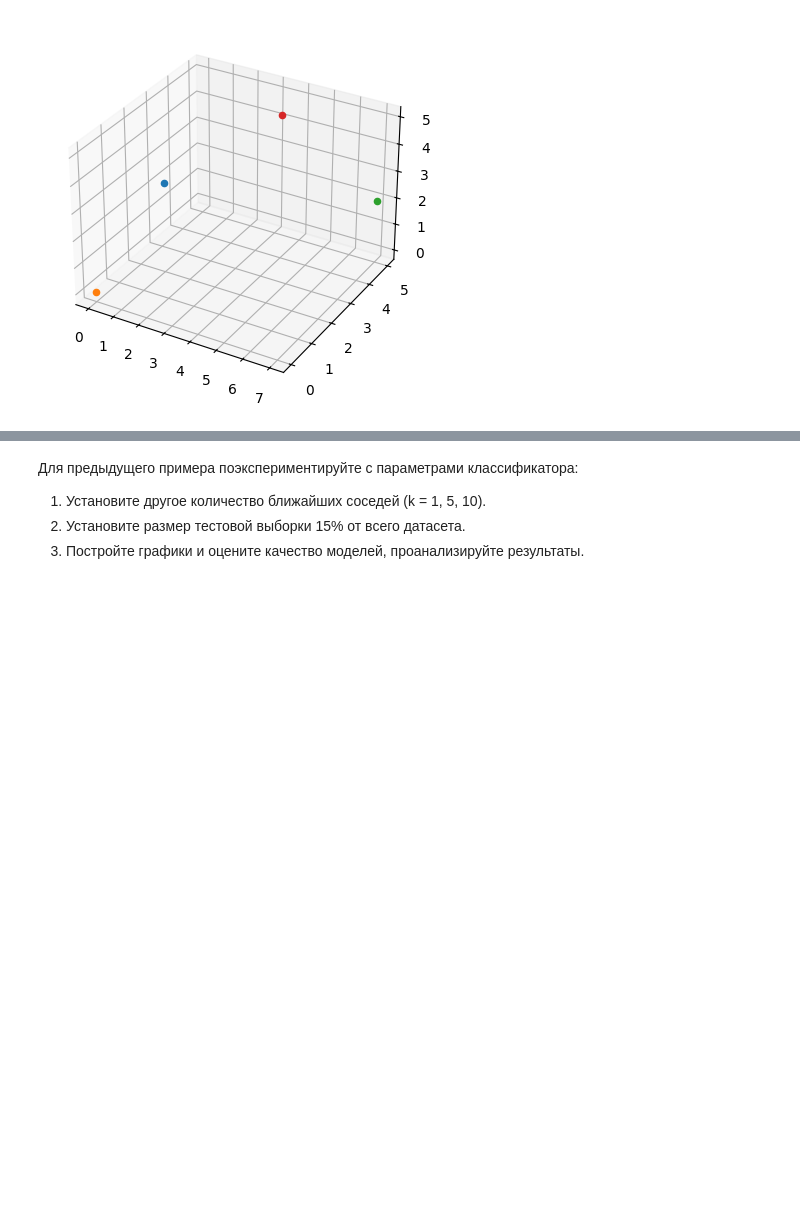
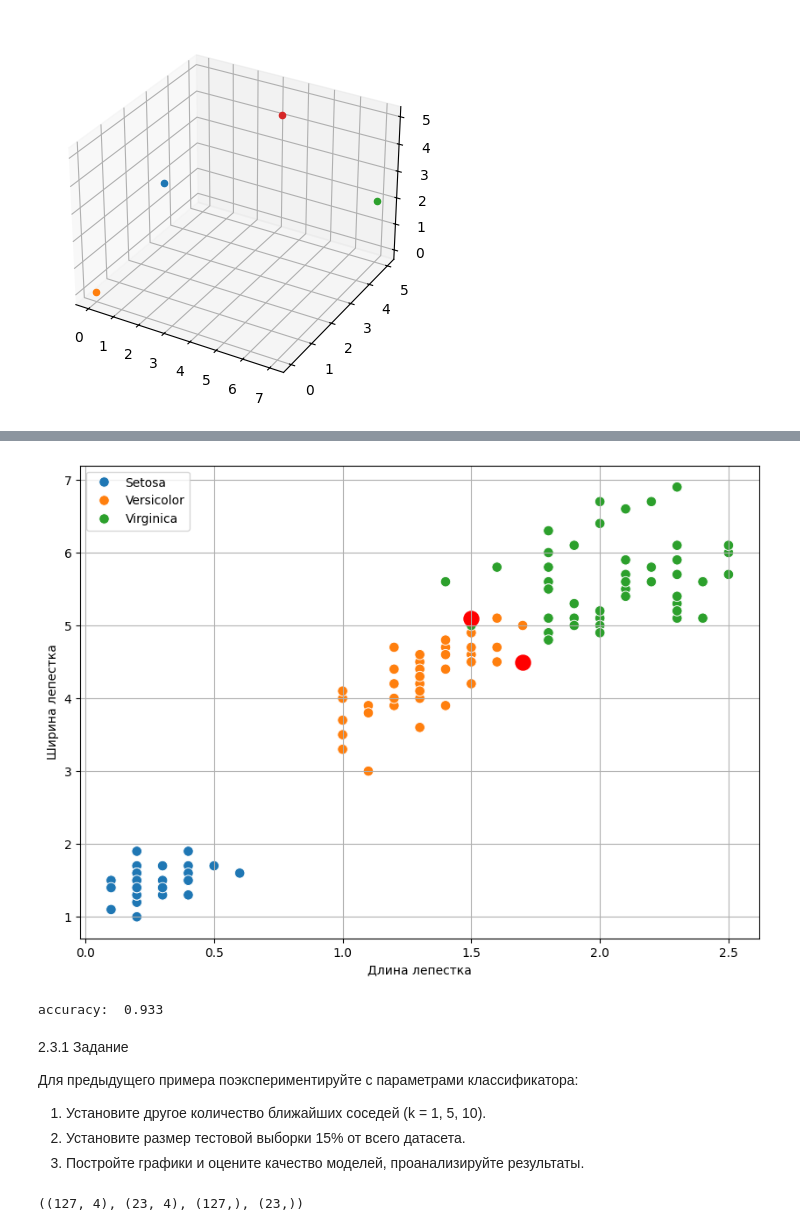
Before and after one commit to zina1t/BigData, a Jupyter notebook: Искусственный интеллект/Рабочая_тетрадь_3/Griaztsov_V_Workbook3.ipynb, the cells around one changed output, grey strips where cells are left out. Drawn from its saved outputs; the diff is of its cells as text; code cells hidden in the pictures; blank space fills up the shorter version.

```diff
--- a/Искусственный интеллект/Рабочая_тетрадь_3/Griaztsov_V_Workbook3.ipynb
+++ b/Искусственный интеллект/Рабочая_тетрадь_3/Griaztsov_V_Workbook3.ipynb
@@ -38,0 +144,9 @@ plt.show()
+# %%
+from sklearn.model_selection import train_test_split
+X_train, X_test, y_train, y_test = train_test_split(
+    iris.iloc[:,: -1], # берем все колонки кроме последней в признаки
+    iris.iloc[:, -1], # последнюю в целевую переменную (класс)
+    test_size=0.2, # размер тестовой выборки 20%
+)
+
+X_train.shape, X_test.shape, y_train.shape, y_test.shape
@@ -38,0 +173,5 @@ plt.show()
+# %%
+model = KNeighborsClassifier(n_neighbors=3)
+model.fit(X_train, y_train)
+y_pred = model.predict(X_test)
+y_pred
@@ -39,4 +186,28 @@ plt.show()
+# %%
+plt.figure(figsize=(10,7))
+sns.scatterplot(data=iris,
+    x= 'petal.width',
+    y='petal.length',
+    hue='species',
+    s=70)
+plt.xlabel('Длина лепестка')
+plt.ylabel('Ширина лепестка')
+plt.legend(loc=2)
+plt.grid()
+
+for i in range(len(y_test)):
+    if np.array(y_test)[i]!= np.array(y_pred)[i]:
+        plt.scatter(X_test.iloc[i, 3], X_test.iloc[i, 2], color='red', s=150)
+# %% [output]
+[figure, added]
+# %%
+from sklearn.metrics import accuracy_score
+print(f'accuracy: {accuracy_score(y_test, y_pred) : .3}')
+# %% [output]
+accuracy:  0.933
 # %% [markdown]
+2.3.1 Задание
+
 Для предыдущего примера поэкспериментируйте с параметрами классификатора:
 1. Установите другое количество ближайших соседей (k = 1, 5, 10).
 2. Установите размер тестовой выборки 15% от всего датасета.
@@ -43,0 +222,10 @@ plt.show()
+# %%
+from sklearn.model_selection import train_test_split
+X_train, X_test, y_train, y_test = train_test_split(
+    iris.iloc[:,: -1], # берем все колонки кроме последней в признаки
+    iris.iloc[:, -1], # последнюю в целевую переменную (класс)
+    test_size=0.15, # размер тестовой выборки 15%
+)
+X_train.shape, X_test.shape, y_train.shape, y_test.shape
+# %% [output]
+((127, 4), (23, 4), (127,), (23,))
```
Also changed, not shown: parts of 22 cells of this notebook.
